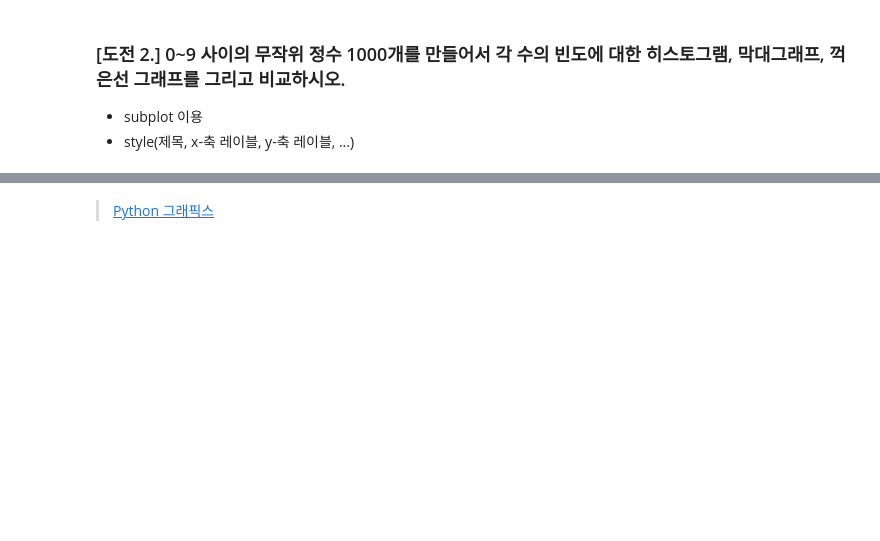
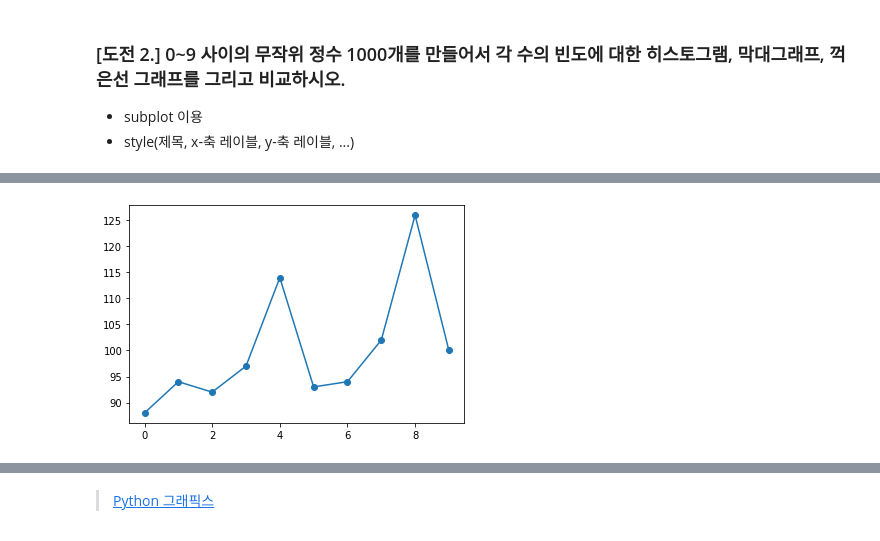
Before and after one commit to rldckd0103/pdm02, a Jupyter notebook: py-graphics/matplotlib_4_challenges.ipynb, the cells around one changed output, grey strips where cells are left out. Cells and saved outputs as stored; diff of their text form; code cells hidden in the pictures; blank space fills up the shorter version.

```diff
--- a/py-graphics/matplotlib_4_challenges.ipynb
+++ b/py-graphics/matplotlib_4_challenges.ipynb
@@ -73,0 +91,5 @@ plt.bar(value,count) #,color="bgrcmyk")  # 'bgrcmykw
+# %%
+plt.plot(value,count,marker='o')
+plt.show()
+# %% [output]
+[figure, added]
```
Also changed, not shown: parts of 7 cells of this notebook.
